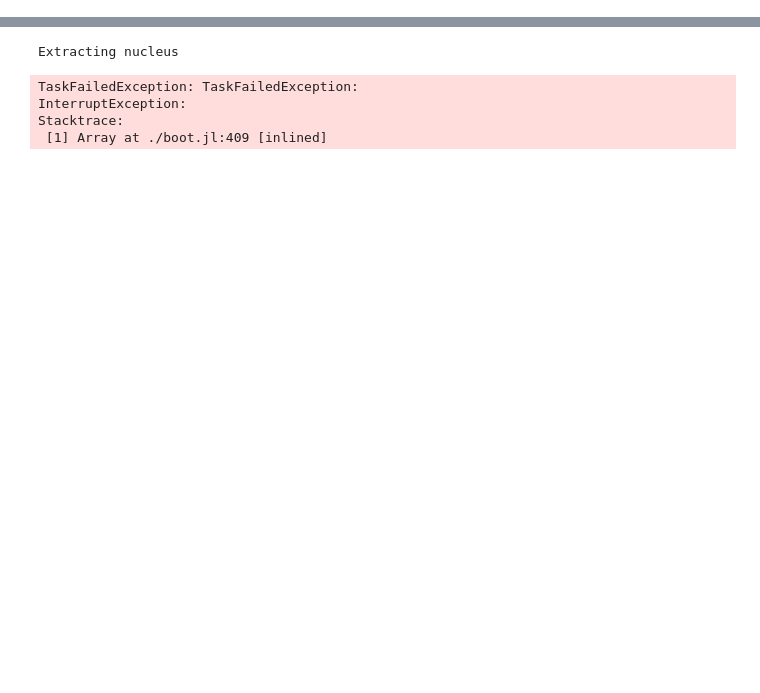
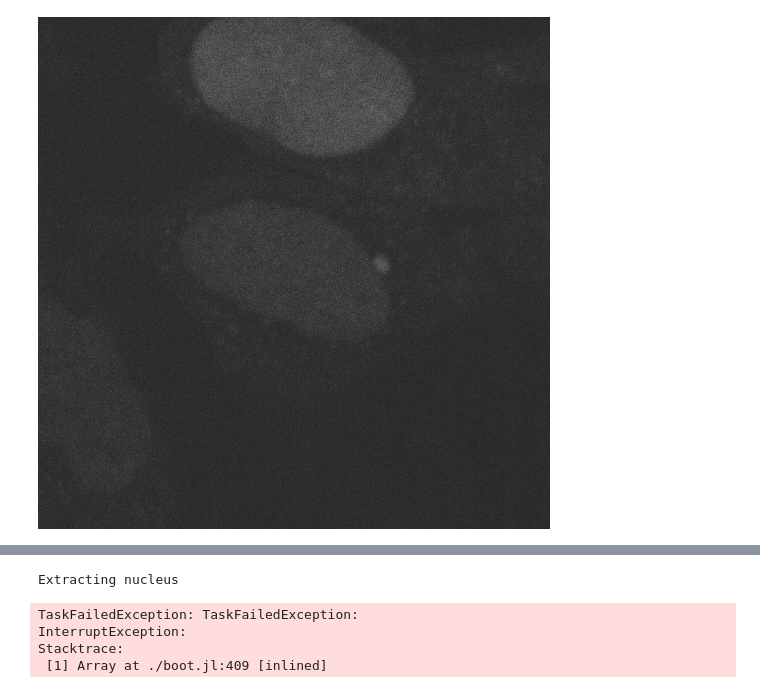
Before and after one commit to QBioLab/CountmRNA.jl, a Jupyter notebook: split_trackingII.ipynb, the cells around one changed output, grey strips where cells are left out. Saved outputs shown, nothing was run; the diff lists cells and outputs as text; code cells hidden in the pictures; blank space fills up the shorter version.

```diff
--- a/split_trackingII.ipynb
+++ b/split_trackingII.ipynb
@@ -11,4 +9,4 @@ embedxml
 # %%
-d16s1 = load(File(format"TIFF", "../mRNA_confocal_hamamatsu-60X-TIRF/20200316/HE7-11-1-80uw-PWM_1_s1.ome.tiff"));
+@time d16s1 = load(File(format"TIFF", "../mRNA_confocal_hamamatsu-60X-TIRF/20200316/HE7-11-1-80uw-PWM_1_s1.ome.tiff"));
 # %%
 @time mask_markers  = split_cell_LoG(d16s1, 138);
@@ -65,3 +37,7 @@ Drawing longlived_maps
+# %%
+Gray.(d16s1[692:1203, 358:869, 14].*100)
+# %% [output]
+[figure, added]
 # %%
 [Gray.(cell_1[128:end-128,128:end-128,14].*100)  Gray.(cell_1[128:end-128,128:end-128,14].*(imfilter(cell_1[128:end-128,128:end-128, 15], Kernel.gaussian((2,2))).>yen_).*100)]
 # %% [output]
```
Also changed, not shown: parts of 15 cells of this notebook, 2 other files.
